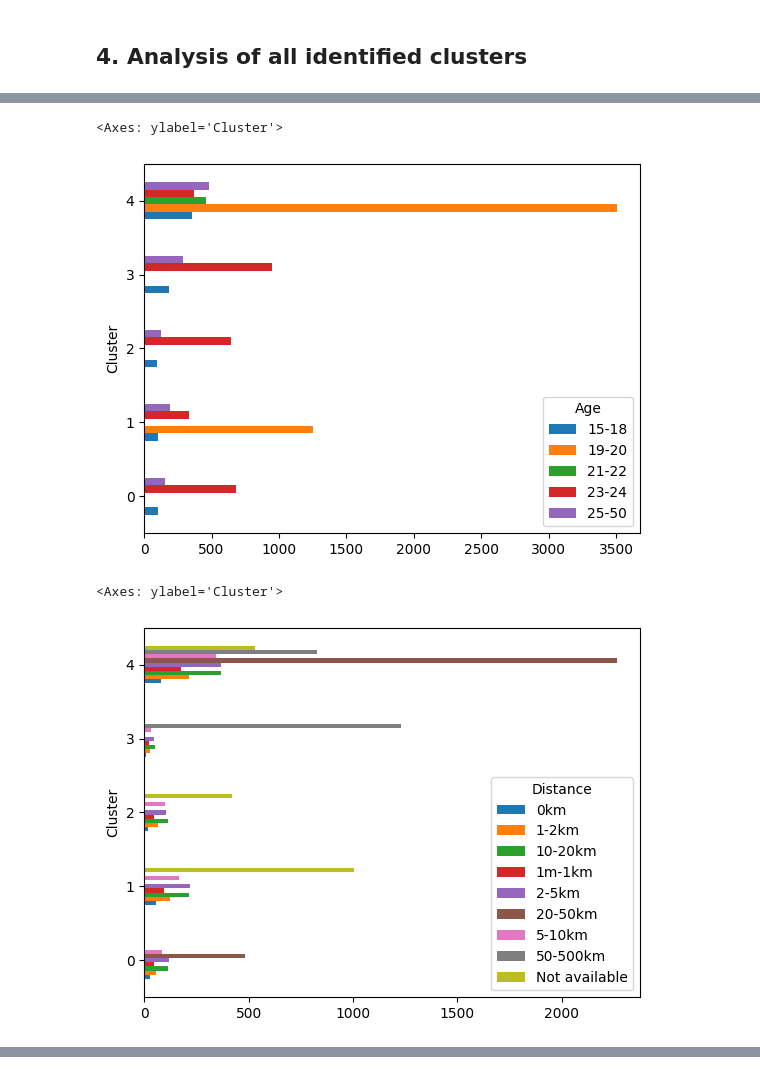
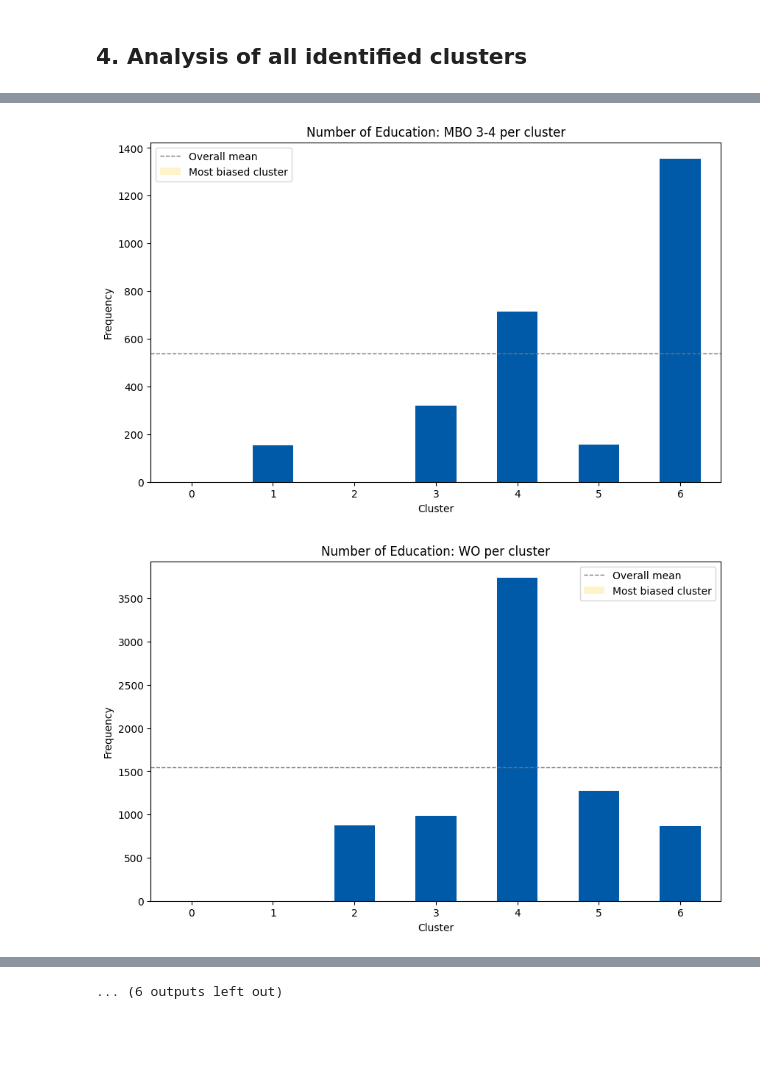
Before and after one commit to NGO-Algorithm-Audit/unsupervised-bias-detection, a Jupyter notebook: notebooks/notebook_categorical.ipynb, the cells around one changed output, grey strips where cells are left out. Drawn from its saved outputs; the diff is of its cells as text; code cells hidden in the pictures; blank space fills up the shorter version.

```diff
--- a/notebooks/notebook_categorical.ipynb
+++ b/notebooks/notebook_categorical.ipynb
@@ -178,12 +137,14 @@ Text(0, 0.5, 'Feature')
 # %%
-# text
-print('In the most biased cluster there are:')
-for feat in diff_df.index:
-    diff = diff_df.loc[feat,"Difference"]
-    if diff < 0:
-        print(f'{abs(diff)} less {feat} than in the rest of the dataset.')
-    elif diff > 0:
-        print(f'{diff} more {feat} than in the rest of the dataset.')
-    elif diff == 0:
-        print(f'equal {feat} as in the rest of the dataset.')
+# UI text
+print('In the most biased cluster datapoints have:')
+for feat in features:
+    values = df[feat].unique().tolist()
+    for value in values:
+        diff = diff_df.loc[value,"Difference"].round(2)
+        if diff < 0:
+            print(f'{abs(diff)} less {value} than in the rest of the dataset.')
+        elif diff > 0:
+            print(f'{diff} more {value} than in the rest of the dataset.')
+        elif diff == 0:
+            print(f'equal {value} as in the rest of the dataset.')
 # %% [output]
@@ -235,10 +172,24 @@ full_df.groupby('Cluster')['Education'].value_counts().unstack().plot.barh()
-# %%
-full_df.groupby('Cluster')['Age'].value_counts().unstack().plot.barh()
-# %% [output]
-<Axes: ylabel='Cluster'>
-[figure, removed]
-# %%
-full_df.groupby('Cluster')['Distance'].value_counts().unstack().plot.barh()
-# %% [output]
-<Axes: ylabel='Cluster'>
-[figure, removed]
+# %%
+# Plot bar charts of features in df per cluster in separate plots
+for feat in features:
+    # all values per feature
+    values = df[feat].unique().tolist()
+
+    # range through all values
+    for value in values:
+        # Plot the number of values per cluster as a bar chart
+        counts = df[df[feat] == value].groupby('Cluster').size()
+
+        # plotting
+        plt.figure(figsize=(10, 6))
+        counts.reindex(range(hbac.n_clusters_), fill_value=0).plot(kind='bar', color=['#fff3cc' if i == 0 else '#005AA7' for i in range(hbac.n_clusters_)])
+        plt.axhline(y=counts.values.mean(), color='#777', linestyle='--', linewidth=1)
+        plt.title(f'Number of {feat}: {value} per cluster')
+        plt.xlabel('Cluster')
+        plt.ylabel('Frequency')
+        plt.xticks(rotation=0)
+        plt.legend(['Overall mean','Most biased cluster'])
+        plt.show()
+# %% [output]
+[figure, added]
+[figure, added]
@@ -244,0 +206 @@ full_df.groupby('Cluster')['Distance'].value_counts().unstack().plot.barh()
+... (6 outputs left out)
```
Also changed, not shown: parts of 25 cells of this notebook.
